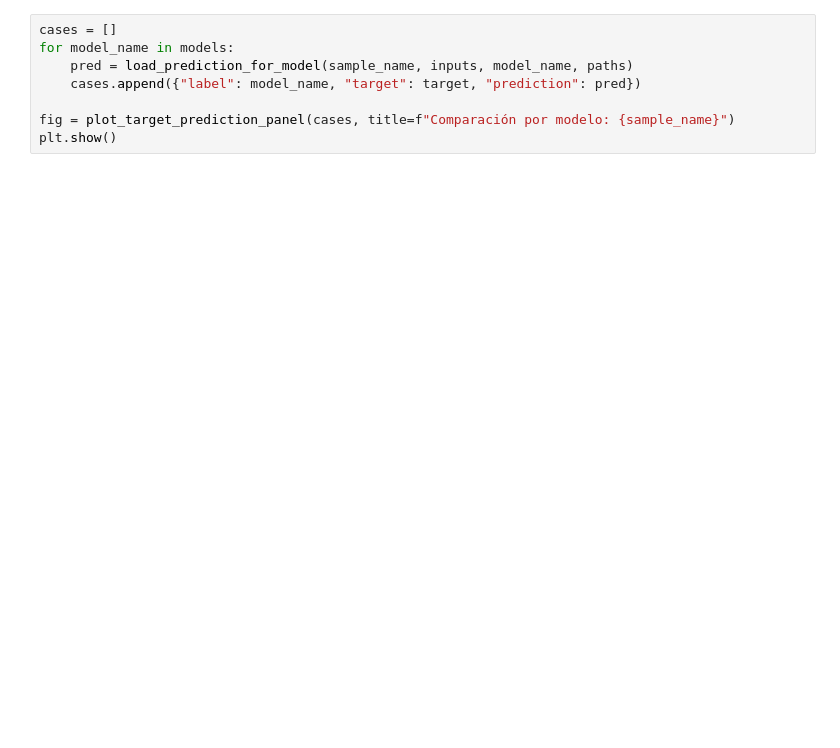
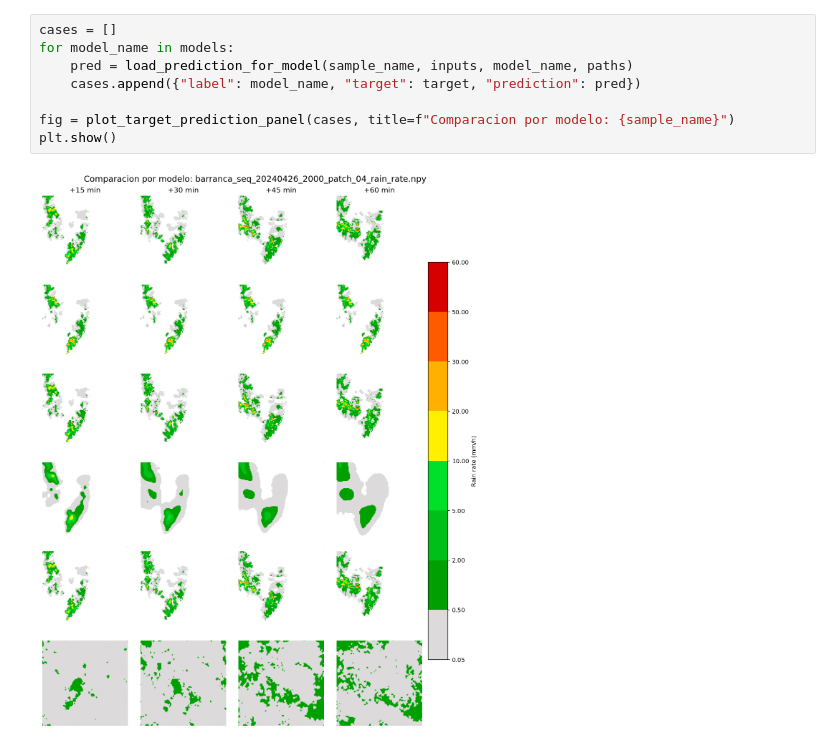
Before and after one commit to LopeviaKoby/S04-nowcasting-course-lab, a Jupyter notebook: notebooks/03_comparacion_modelos_post_inferencia.ipynb, the cells around one changed output. Drawn from its saved outputs; the diff is of its cells as text; blank space fills up the shorter version.

```diff
--- a/notebooks/03_comparacion_modelos_post_inferencia.ipynb
+++ b/notebooks/03_comparacion_modelos_post_inferencia.ipynb
@@ -147,8 +242,10 @@ Esta figura usa las filas como modelos y las columnas como tiempos de pronóstic
 # %%
 cases = []
 for model_name in models:
     pred = load_prediction_for_model(sample_name, inputs, model_name, paths)
     cases.append({"label": model_name, "target": target, "prediction": pred})
 
-fig = plot_target_prediction_panel(cases, title=f"Comparación por modelo: {sample_name}")
+fig = plot_target_prediction_panel(cases, title=f"Comparacion por modelo: {sample_name}")
 plt.show()
+# %% [output]
+[figure, added]
```
Also changed, not shown: parts of 22 cells of this notebook, 23 other files.
